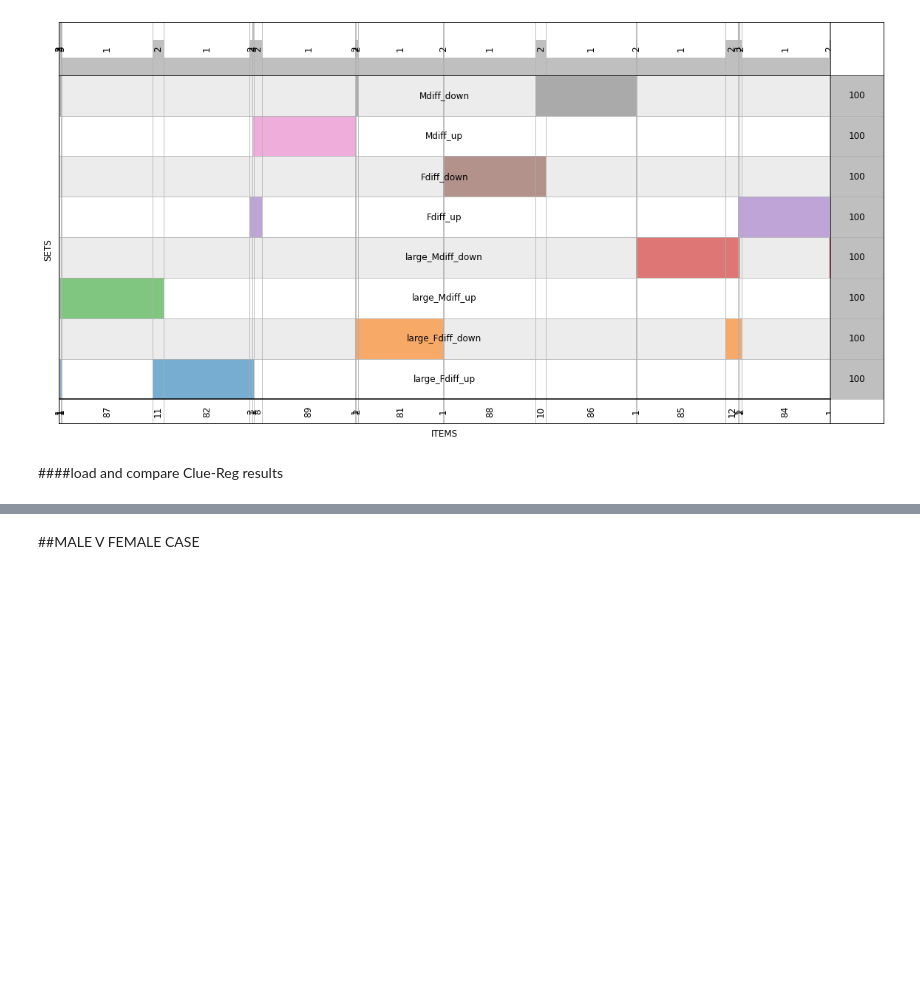
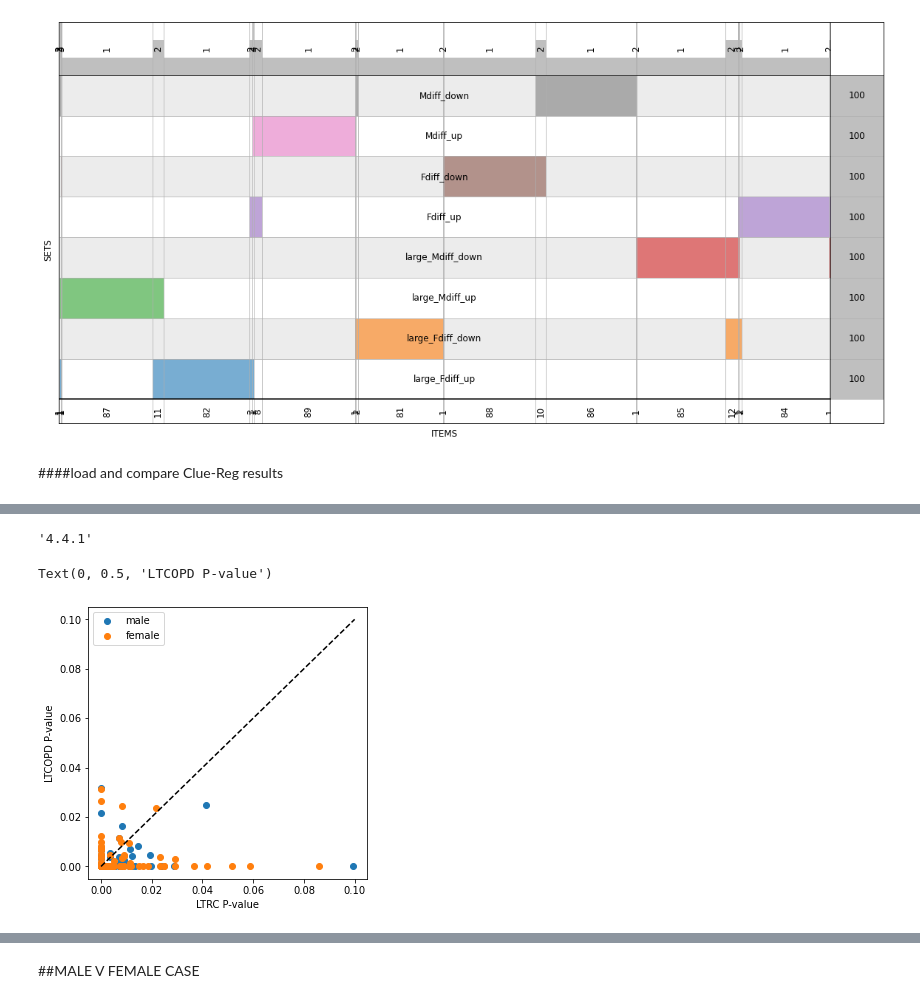
Before and after one commit to dcolinmorgan/LTCOPDsex, a Jupyter notebook: 2xCOPD_gender.ipynb, the cells around one changed output, grey strips where cells are left out. Cells and saved outputs as stored; diff of their text form; code cells hidden in the pictures; blank space fills up the shorter version.

```diff
--- a/2xCOPD_gender.ipynb
+++ b/2xCOPD_gender.ipynb
@@ -884,0 +921,19 @@ male[male['Cosine_x']<-0.15]
+# %%
+import plotly
+plotly.__version__
+# %% [output]
+'4.4.1'
+# %%
+plt.figure(figsize=(5,5))
+
+plt.scatter(male['P-value_x'],male['P-value_y'],label='male'),
+plt.scatter(female['P-value_x'],female['P-value_y'],label='female')
+plt.legend(loc='best')
+# plt.ylim(-.4,0)
+# plt.xlim(-.4,0)
+plt.plot([0,0.1], [0,0.1], 'k--')
+plt.xlabel('LTRC P-value')
+plt.ylabel('LTCOPD P-value')
+# %% [output]
+Text(0, 0.5, 'LTCOPD P-value')
+[figure, added]
```
Also changed, not shown: parts of 25 cells of this notebook.
